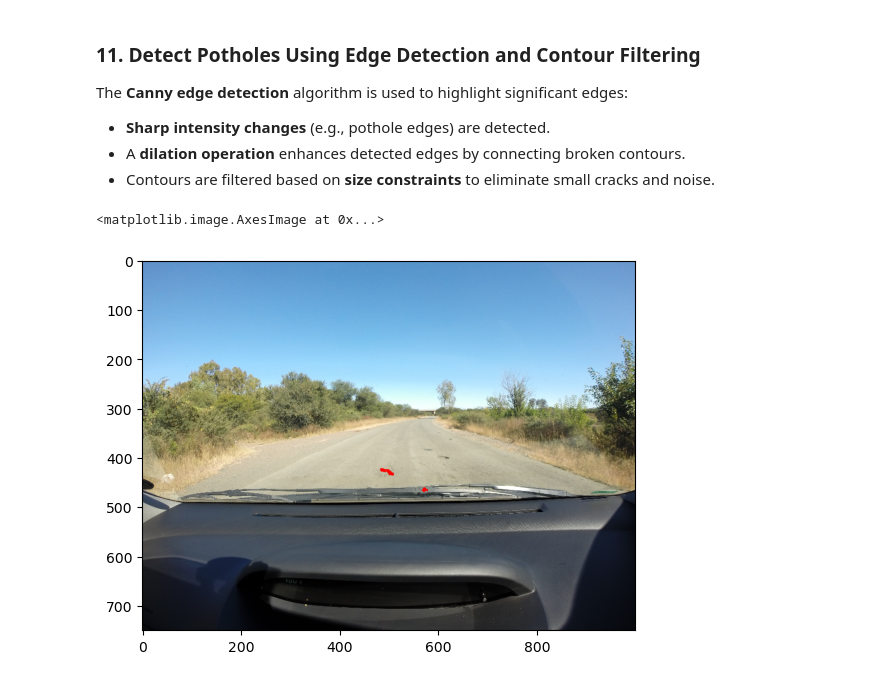
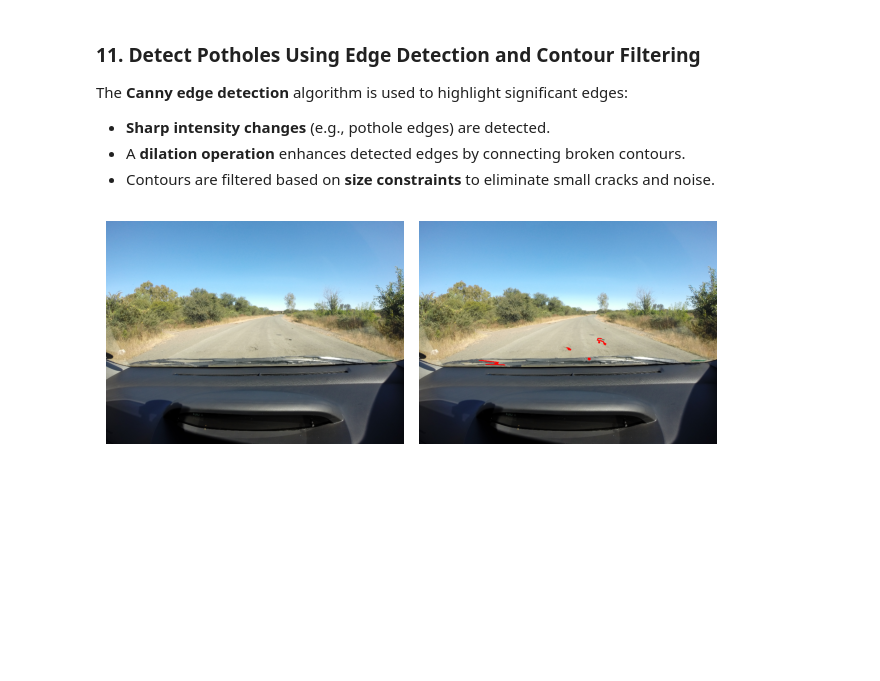
Before and after one commit to christiandalfarra/SIVProject, a Jupyter notebook: project_notebook.ipynb, the cells around one changed output. Drawn from its saved outputs; the diff is of its cells as text; code cells hidden in the pictures; blank space fills up the shorter version.

```diff
--- a/project_notebook.ipynb
+++ b/project_notebook.ipynb
@@ -265,7 +261,7 @@ A **Gaussian blur** is applied to the grayscale image to:
 - **Smooth intensity variations**, preventing false detections.
 - Preserve major edges, which are useful for detecting **pothole boundaries**.
 # %%
-blur = cv.GaussianBlur(gray_road,(5,5),0)
+blur = cv.GaussianBlur(gray_road,(3,3),0)
 plt.axis('off')
 plt.imshow(blur,cmap='gray')
 # %% [output]
@@ -280,15 +276,19 @@ The **Canny edge detection** algorithm is used to highlight significant edges:
 # %%
 edges = cv.Canny(blur, 20, 150)
 kernel = np.ones((5, 5), np.uint8)
 dilated = cv.dilate(edges, kernel, iterations=5)
 contours, _ = cv.findContours(edges, cv.RETR_EXTERNAL, cv.CHAIN_APPROX_SIMPLE)
-max_size = 80
-min_size = 15
+max_size = 40
+min_size = 20
 potholes = [cnt for cnt in contours if max_size > cv.contourArea(cnt) > min_size]
 output = image.copy()
 cv.drawContours(output, potholes, -1, (255, 0, 0), 2)
 output_resized = cv.resize(output, (1000, 750))
-plt.imshow(output_resized)
+_, axes = plt.subplots(1, 2)
+axes[0].imshow(image)
+axes[1].imshow(output_resized)
+for ax in axes.flat: ax.axis('off')
+plt.tight_layout()
+plt.show()
 # %% [output]
-<matplotlib.image.AxesImage at 0x...>
-[figure, old version]
+[figure, new version]
```
Also changed, not shown: parts of 6 cells of this notebook, 2 other files.
